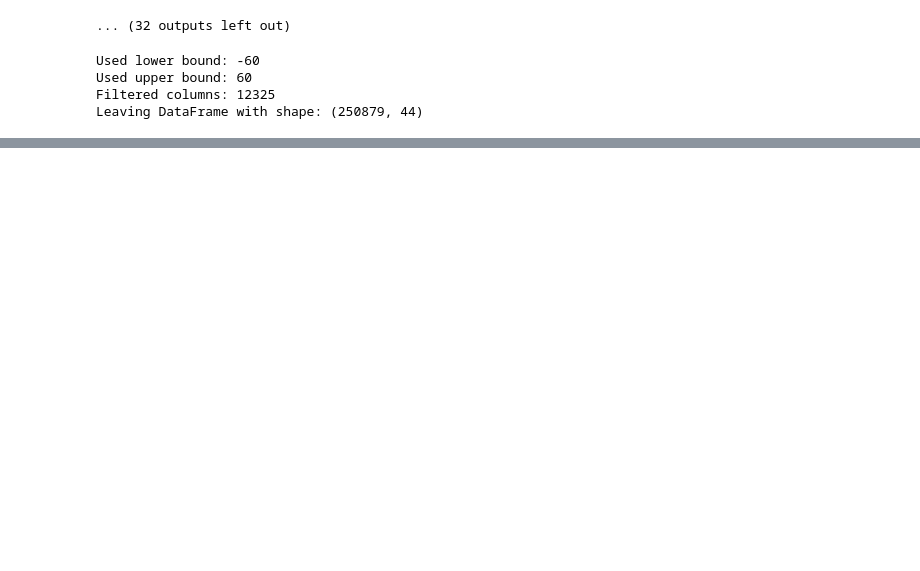
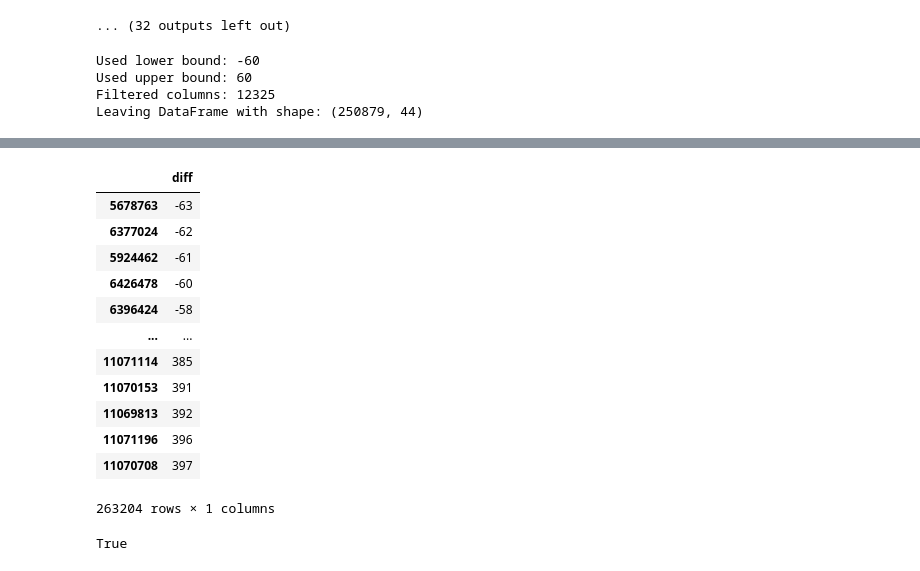
Before and after one commit to chrigHub/PertubationThesis, a Jupyter notebook: main/preprocessing/analysis/experimental_data_analysis.ipynb, the cells around one changed output, grey strips where cells are left out. Cells and saved outputs as stored; diff of their text form; code cells hidden in the pictures; blank space fills up the shorter version.

```diff
--- a/main/preprocessing/analysis/experimental_data_analysis.ipynb
+++ b/main/preprocessing/analysis/experimental_data_analysis.ipynb
@@ -168,0 +227,20 @@ for col in filtered.columns:
+# %%
+travel_diff_df.sort_values(by="diff")
+# %% [output]
+|  | diff |
+| 5678763 | -63 |
+| 6377024 | -62 |
+| 5924462 | -61 |
+| 6426478 | -60 |
+| 6396424 | -58 |
+| ... | ... |
+| 11071114 | 385 |
+| 11070153 | 391 |
+| 11069813 | 392 |
+| 11071196 | 396 |
+| 11070708 | 397 |
+263204 rows × 1 columns
+# %%
+all(train["CRS_ELAPSED_TIME(MINS)"] % 1 == 0)
+# %% [output]
+True
```
Also changed, not shown: parts of 9 cells of this notebook.
